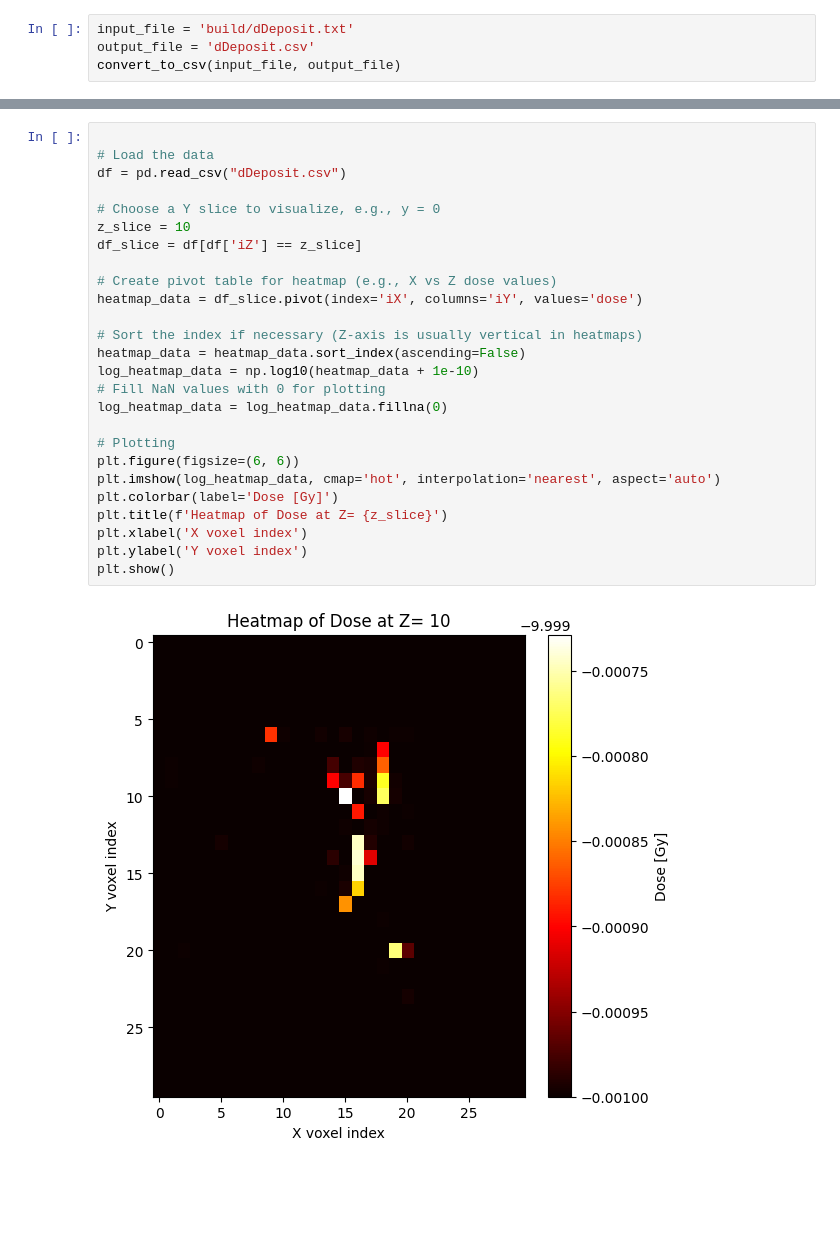
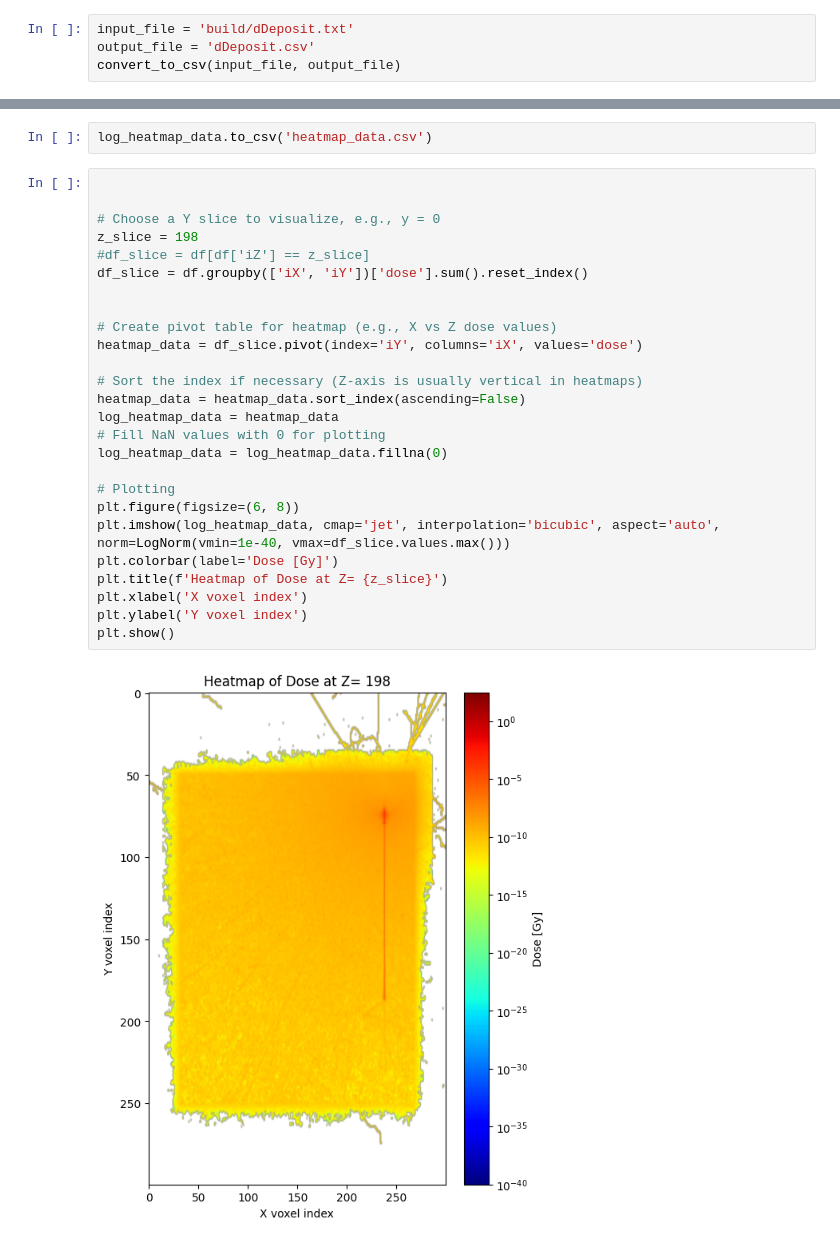
Before and after one commit to waleey/RE03, a Jupyter notebook: analysis.ipynb, the cells around one changed output, grey strips where cells are left out. Saved outputs shown, nothing was run; the diff lists cells and outputs as text; blank space fills up the shorter version.

```diff
--- a/analysis.ipynb
+++ b/analysis.ipynb
@@ -34,29 +69,31 @@ df['iZ'][df['dose'] > 0].hist(bins=100, alpha=0.5, color='blue', label='dose > 0
+# %%
+log_heatmap_data.to_csv('heatmap_data.csv')
 # %%
 
-# Load the data
-df = pd.read_csv("dDeposit.csv")
 
 # Choose a Y slice to visualize, e.g., y = 0
-z_slice = 10
-df_slice = df[df['iZ'] == z_slice]
+z_slice = 198
+#df_slice = df[df['iZ'] == z_slice]
+df_slice = df.groupby(['iX', 'iY'])['dose'].sum().reset_index()
+
 
 # Create pivot table for heatmap (e.g., X vs Z dose values)
-heatmap_data = df_slice.pivot(index='iX', columns='iY', values='dose')
+heatmap_data = df_slice.pivot(index='iY', columns='iX', values='dose')
 
 # Sort the index if necessary (Z-axis is usually vertical in heatmaps)
 heatmap_data = heatmap_data.sort_index(ascending=False)
-log_heatmap_data = np.log10(heatmap_data + 1e-10)
+log_heatmap_data = heatmap_data
 # Fill NaN values with 0 for plotting
 log_heatmap_data = log_heatmap_data.fillna(0)
 
 # Plotting
-plt.figure(figsize=(6, 6))
-plt.imshow(log_heatmap_data, cmap='hot', interpolation='nearest', aspect='auto')
+plt.figure(figsize=(6, 8))
+plt.imshow(log_heatmap_data, cmap='jet', interpolation='bicubic', aspect='auto', norm=LogNorm(vmin=1e-40, vmax=df_slice.values.max()))
 plt.colorbar(label='Dose [Gy]')
 plt.title(f'Heatmap of Dose at Z= {z_slice}')
 plt.xlabel('X voxel index')
 plt.ylabel('Y voxel index')
 plt.show()
 # %% [output]
-[figure, old version]
+[figure, new version]
 # %%
```
Also changed, not shown: parts of 10 cells of this notebook, 7 other files.
